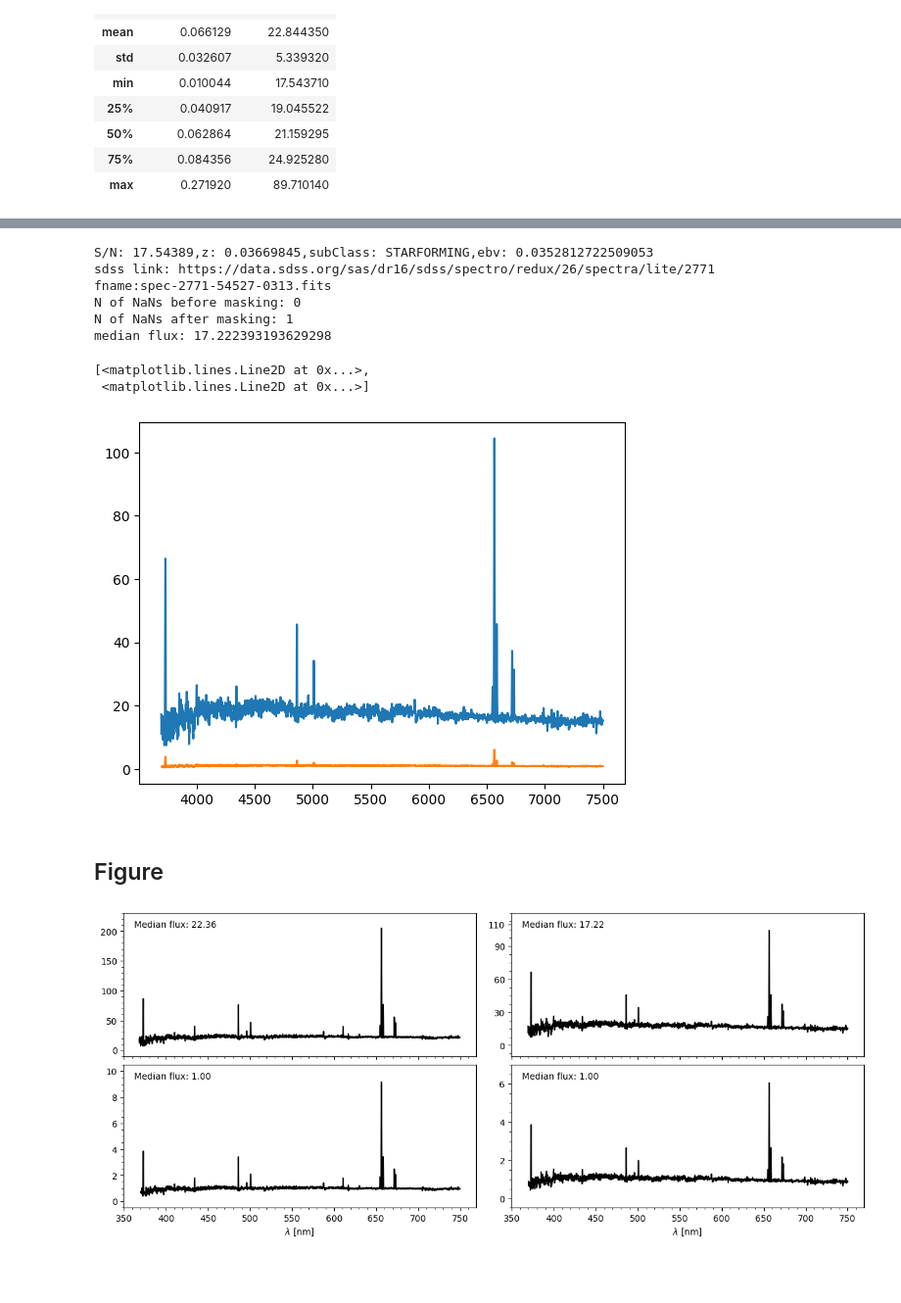
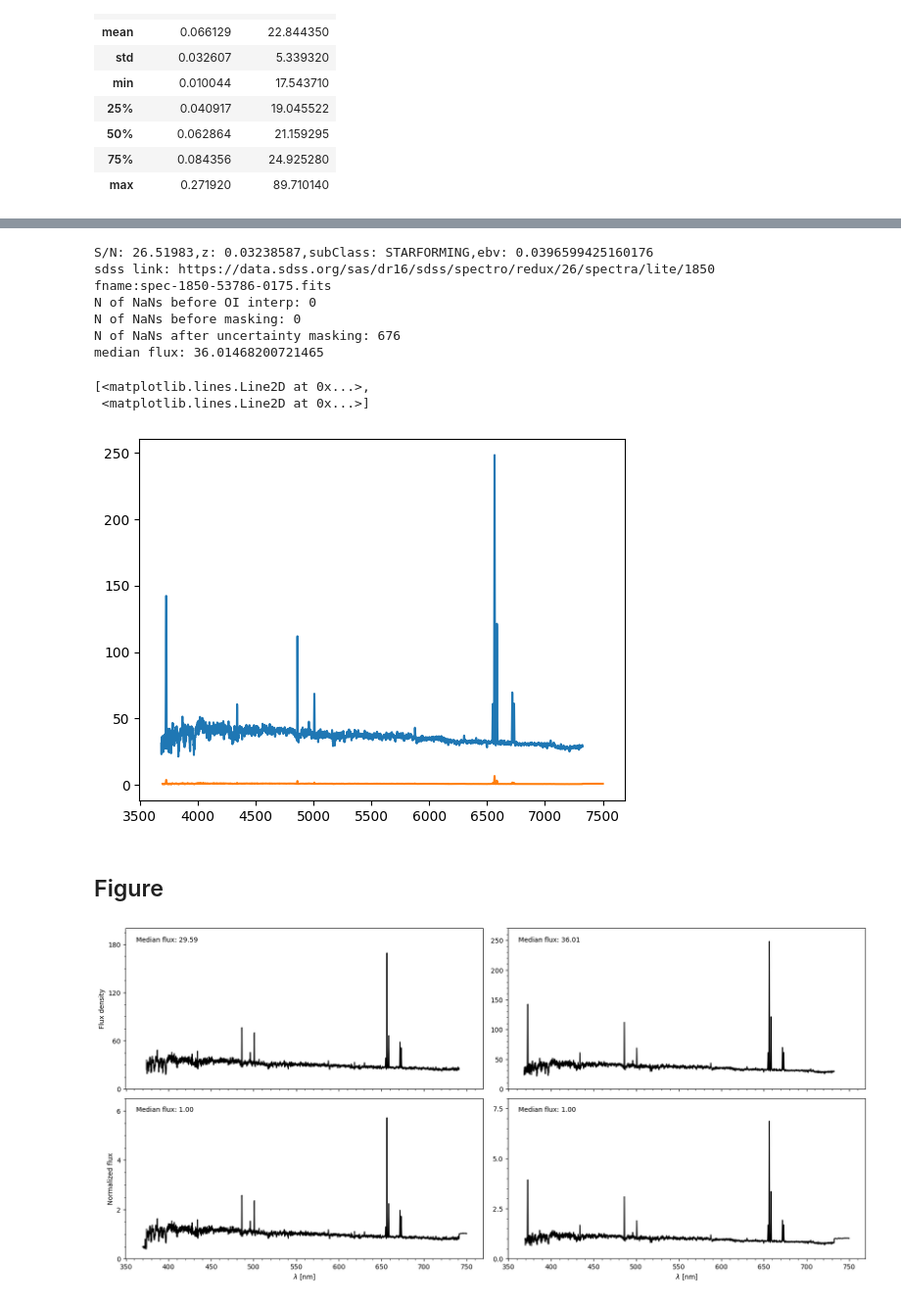
Before and after one commit to ed-ortizm/sdss, a Jupyter notebook: data_prep_illustrations/02_data_prep.ipynb, the cells around one changed output, grey strips where cells are left out. Shown: that part at 98% size. Saved outputs shown, nothing was run; the diff lists cells and outputs as text; code cells hidden in the pictures; blank space fills up the shorter version.

```diff
--- a/data_prep_illustrations/02_data_prep.ipynb
+++ b/data_prep_illustrations/02_data_prep.ipynb
@@ -1129,20 +1136,20 @@ raw_flux_OI_interpolated_1 = OI_5577_interpolation(
     raw_wave_1.copy(), raw_flux_1.copy()
 )
 
-flux_noise_masking_1, variance_1 = remove_large_uncertainties(
-    raw_flux_OI_interpolated_1, ivar_1
+flux_noise_masking_1, variance_1, ivar_1 = remove_large_uncertainties(
+    raw_wave_1, raw_flux_OI_interpolated_1.copy(), ivar_1
 )
 
-ebv_1 = drop_meta_data_df.loc[specobjid_1, 'ebv']
+ebv_1 = final_meta_data_df.loc[specobjid_1, 'ebv']
 
-dered_flux_1 = dered_spectrum(flux_noise_masking_1, raw_wave_1, ebv=ebv_1)
+dered_flux_1 = dered_spectrum(flux_noise_masking_1.copy(), raw_wave_1, ebv=ebv_1)
 
-z_1 = drop_meta_data_df.loc[specobjid_1, 'z']
+z_1 = final_meta_data_df.loc[specobjid_1, 'z']
 rest_wave_1 = raw_wave_1 / (1 + z_1)
 
 interp_flux_1 = np.interp(
     wave_grid, rest_wave_1,
-    dered_flux_1,
+    dered_flux_1.copy(),
     left=np.nan, right=np.nan
 )
 # %% [output]
@@ -1165,15 +1170,15 @@ raw_flux_OI_interpolated_2 = OI_5577_interpolation(
     raw_wave_2.copy(), raw_flux_2.copy()
 )
 
-flux_noise_masking_2, variance_2 = remove_large_uncertainties(
-    raw_flux_OI_interpolated_2, ivar_2
+flux_noise_masking_2, variance_2, ivar_2 = remove_large_uncertainties(
+    raw_wave_2, raw_flux_OI_interpolated_2.copy(), ivar_2
 )
 
-ebv_2 = drop_meta_data_df.loc[specobjid_2, 'ebv']
+ebv_2 = final_meta_data_df.loc[specobjid_2, 'ebv']
 
 dered_flux_2 = dered_spectrum(raw_flux_OI_interpolated_2, raw_wave_2, ebv=ebv_2)
 
-z_2 = drop_meta_data_df.loc[specobjid_2, 'z']
+z_2 = final_meta_data_df.loc[specobjid_2, 'z']
 rest_wave_2 = raw_wave_2 / (1 + z_2)
 
 interp_flux_2 = np.interp(
@@ -1399,25 +1468,27 @@ print(f"median flux: {median_flux_2}")
 # convert to nanometers
 plt.plot(wave_grid, spec_2_common_grid, wave, spec_2)
 # %% [output]
-S/N: 17.54389,z: 0.03669845,subClass: STARFORMING,ebv: 0.0352812722509053
-sdss link: https://data.sdss.org/sas/dr16/sdss/spectro/redux/26/spectra/lite/2771
-fname:spec-2771-54527-0313.fits
+S/N: 26.51983,z: 0.03238587,subClass: STARFORMING,ebv: 0.0396599425160176
+sdss link: https://data.sdss.org/sas/dr16/sdss/spectro/redux/26/spectra/lite/1850
+fname:spec-1850-53786-0175.fits
+N of NaNs before OI interp: 0
 N of NaNs before masking: 0
-N of NaNs after masking: 1
-median flux: 17.222393193629298
+N of NaNs after uncertainty masking: 676
+median flux: 36.01468200721465
 [<matplotlib.lines.Line2D at 0x...>,
  <matplotlib.lines.Line2D at 0x...>]
-[figure, old version]
+[figure, new version]
 # %% [markdown]
 ## Figure
 # %%
 fig, axs = plt.subplots(
     2, 2,
-    figsize=(15, 6),
+    figsize=(20, 9),
     sharex=True,
 )
 # -------------------------------------------------
-y_label = r'Flux [$10^{-17}$ erg/s/cm$^2$/Å]'
+y_label_1 = 'Flux density'
+y_label_2 = 'Normalized flux'
 wave_grid_nm = wave_grid*0.1
 wave_nm = wave*0.1
 # -------------------------------------------------
@@ -1434,11 +1505,11 @@ axs[0, 0].text(
     # fontweight='bold'
 )
 
-axs[0, 0].set_ylim(-10, 230)
-ticks = [0, 50, 100, 150, 200]
+axs[0, 0].set_ylim(0, 200)
+ticks = [0, 60, 120, 180]
 axs[0, 0].set_yticks(ticks)
 
-# axs[0,0].set_ylabel(y_label)
+axs[0,0].set_ylabel(y_label_1)
 # -------
 # spec 2
 axs[0, 1].plot(wave_grid_nm, spec_2_common_grid, color='black')
@@ -1452,8 +1523,8 @@ axs[0, 1].text(
     # fontweight='bold'
 )
 
-axs[0, 1].set_ylim(-10, 120)
-ticks = [0, 30, 60, 90, 110]
+axs[0, 1].set_ylim(0, 270)
+ticks = [0, 50, 100, 150, 200, 250]
 axs[0, 1].set_yticks(ticks)
 
 # axs[0,1].set_ylabel(y_label)
@@ -1472,43 +1543,43 @@ axs[1, 0].text(
     # fontweight='bold'
 )
 
-axs[1,0].set_ylim(-0.5, 10.5)
-ticks = [0, 2, 4, 6, 8, 10]
+axs[1,0].set_ylim(0, 6.5)
+ticks = [0, 2, 4, 6]
 axs[1,0].set_yticks(ticks)
 
-# axs[1, 0].set_ylabel("Median normalized flux")
+axs[1, 0].set_ylabel(y_label_2)
 
 # -------
 # spec 2
 axs[1, 1].plot(wave_nm, spec_2, color='black')
 
 axs[1, 1].text(
     0.03, 0.95,
     f'Median flux: 1.00',
     transform=axs[1, 1].transAxes,
     # fontsize=14,
     verticalalignment='top',
     # fontweight='bold'
 )
 
-axs[1,1].set_ylim(-0.5, 7)
-ticks = [0, 2, 4, 6]
+axs[1,1].set_ylim(0, 8)
+ticks = [0, 2.5 , 5, 7.5]
 axs[1,1].set_yticks(ticks)
 
 # -------------------------------------------------
 axs[-1, 0].set_xlabel(r"$\lambda$ [nm]")
 axs[-1, 1].set_xlabel(r"$\lambda$ [nm]")
 #
 for ax in axs.flatten(): ax.minorticks_on()
 
 # adjust vertical space
 plt.subplots_adjust(
     hspace=0.06,
-    wspace=0.1
+    wspace=0.07
 )
 fig.savefig(
     f"{ch_3_dir}/median_normalization.pdf",
     bbox_inches='tight'
 )
 # %% [output]
-[figure, old version]
+[figure, new version]
```
Also changed, not shown: parts of 17 cells of this notebook, 1 other file.
